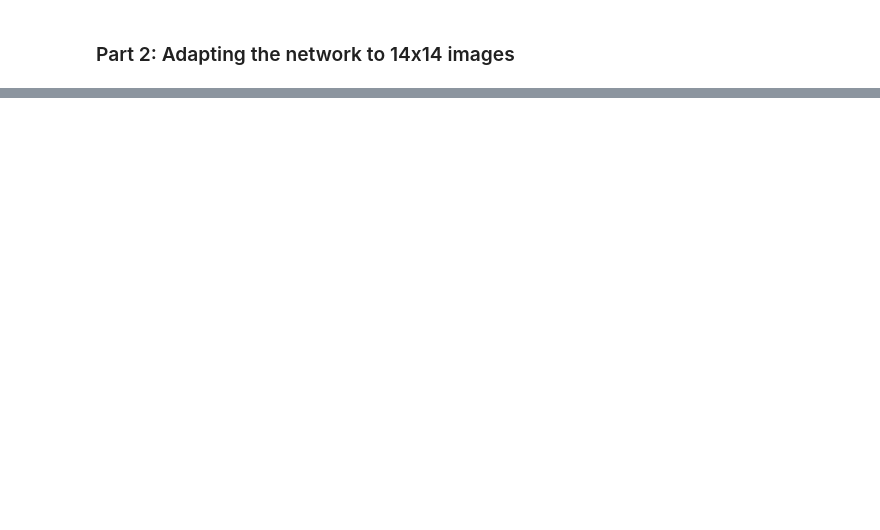
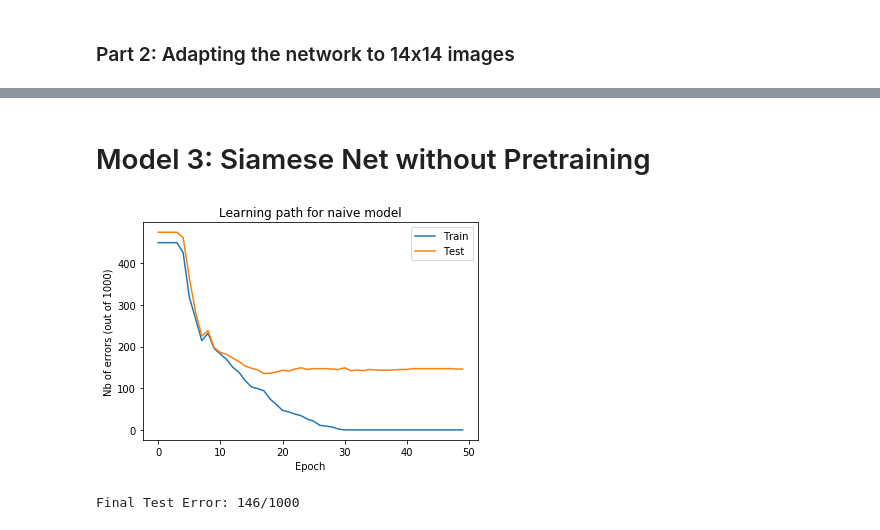
Before and after one commit to yvesrychener/Deep_Learning_Mnist, a Jupyter notebook: Yves.ipynb, the cells around one changed output, grey strips where cells are left out. Saved outputs shown, nothing was run; the diff lists cells and outputs as text; code cells hidden in the pictures; blank space fills up the shorter version.

```diff
--- a/Yves.ipynb
+++ b/Yves.ipynb
@@ -267,0 +234,19 @@ compute_nb_errors(model3, test_X, test_Y, 100)
+# %% [markdown]
+# Model 3: Siamese Net without Pretraining
+# %%
+sNet2 = siamese_Net()
+# %%
+sNet2, train_path, test_path = train_model_path(sNet2, nn.CrossEntropyLoss(), optim.SGD(sNet2.parameters(), lr=1e-1), \
+                                                 50, 100, train_X, train_Y, test_X, test_Y, verbose=True)
+# %%
+plt.plot(train_path, label = 'Train')
+plt.plot(test_path, label = 'Test')
+plt.title('Learning path for naive model')
+plt.xlabel('Epoch')
+plt.ylabel('Nb of errors (out of 1000)')
+plt.legend()
+plt.show()
+print('Final Test Error: {}/1000'.format(compute_nb_errors(sNet2, test_X, test_Y, 100)))
+# %% [output]
+[figure, added]
+Final Test Error: 146/1000
```
Also changed, not shown: parts of 18 cells of this notebook, 1 other file.
